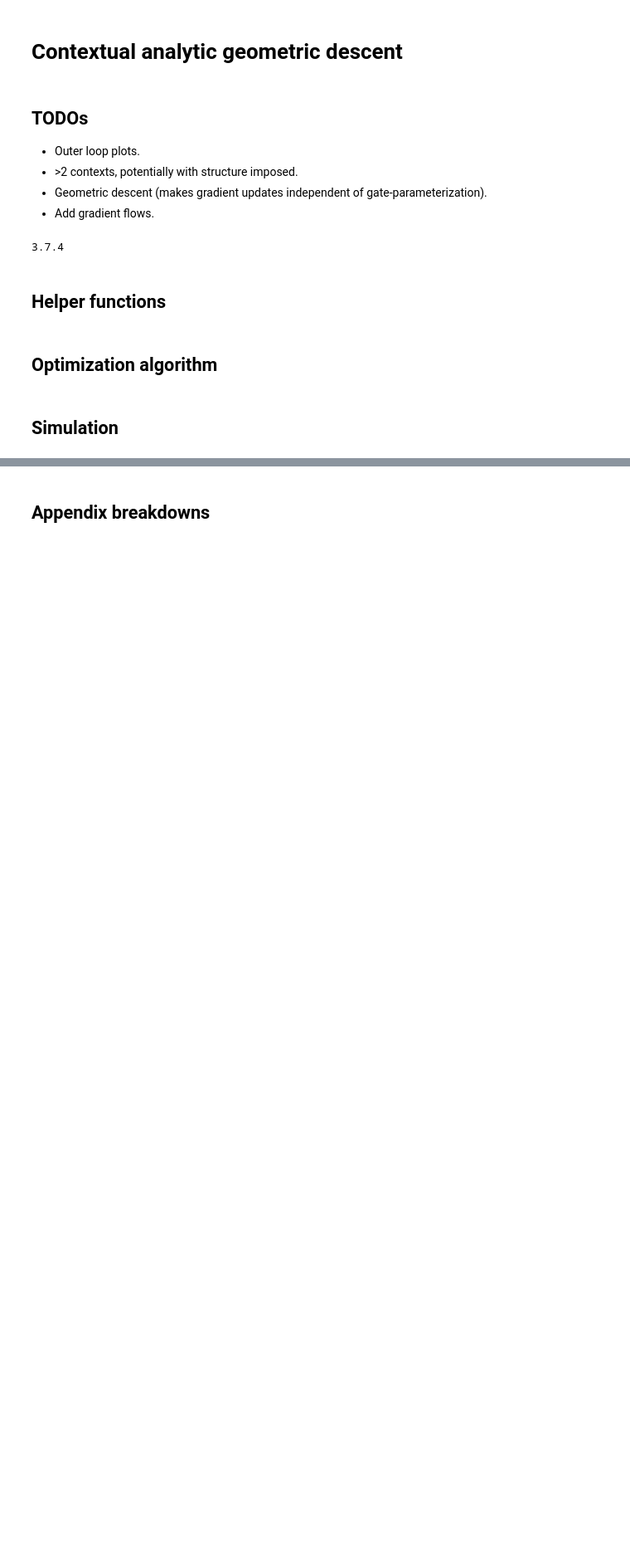
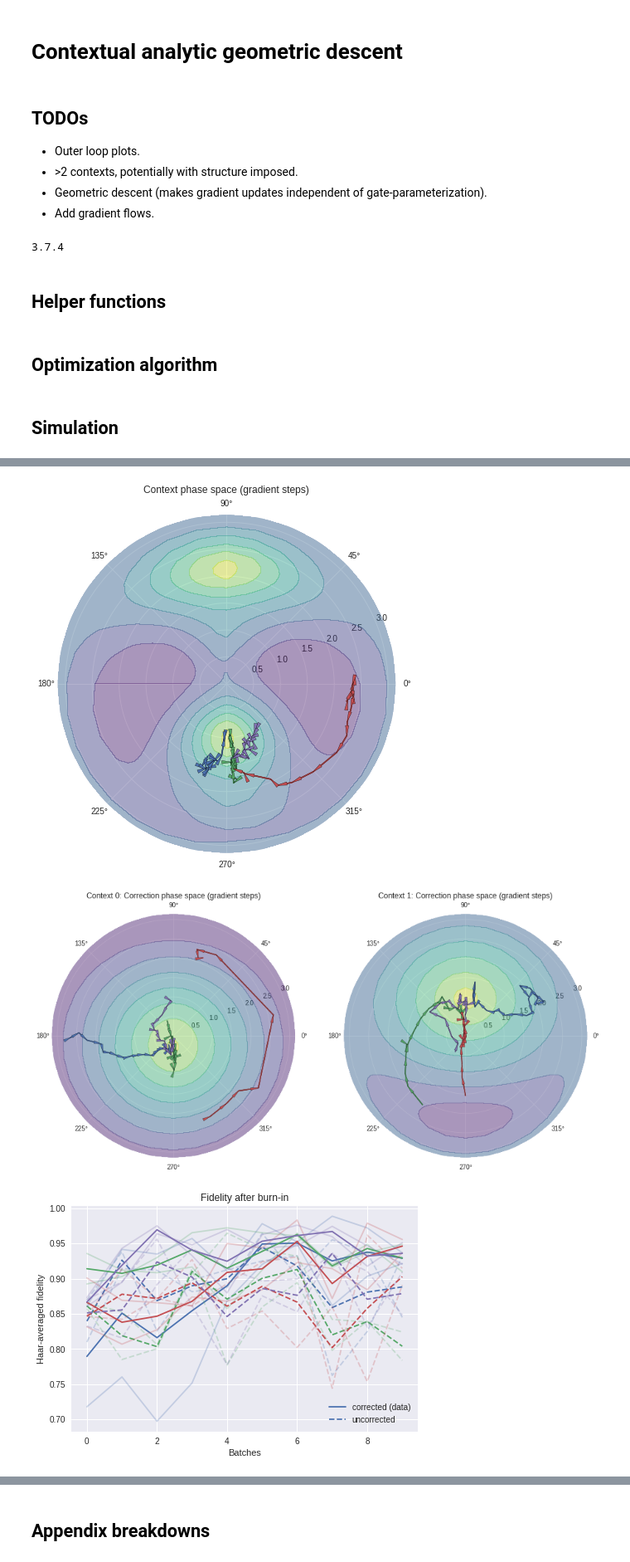
Before and after one commit to farice/SpectatorQubits, a Jupyter notebook: MAB-continuous-analytic-arbitrary-axis.ipynb, the cells around one changed output, grey strips where cells are left out. Shown at 83% size. Saved outputs shown, nothing was run; the diff lists cells and outputs as text; code cells hidden in the pictures; blank space fills up the shorter version.

```diff
--- a/MAB-continuous-analytic-arbitrary-axis.ipynb
+++ b/MAB-continuous-analytic-arbitrary-axis.ipynb
@@ -274,13 +274,13 @@ def error_samples_generator(mu, sigma, m):
 
 
 # Total number of simultaneous measurements (time-steps) per epoch.
-M = 25
+M = 8
 # Number of measurements (time-steps) per algorithm iteration.
 # For simplicity in presentation, it is recommended to match this to M.
 BATCH_SIZE = M
 
 # Number of epochs to run simulation.
-NUM_EPOCHS = 100
+NUM_EPOCHS = 20
 # Total number of algorithm iterations until simulation completion.
 # (M // BATCH_SIZE) is the number of batches per epoch.
 MAX_FRAMES = NUM_EPOCHS * M // BATCH_SIZE
@@ -301,19 +301,19 @@ SIGMA_3 = np.pi / 128
 ERROR_SAMPLES = error_samples_generator([MU_1, MU_2, MU_3], [SIGMA_1, SIGMA_2, SIGMA_3], M)
 
 # Gradient step sizes.
-CONTEXT_ETA = np.pi / 8
-CORRECTION_ETA = np.pi / 8
+CONTEXT_ETA = np.pi / 16
+CORRECTION_ETA = np.pi / 16
 
 # Initialization of U3 Gates.
 CONTEXT_THETA_INIT = [0, 0, np.pi/4]
 CORRECTION_THETA_INIT = [[0, 0, 0], [0, 0, 0]]
 
 # Length of bit-string used to condition error distribution.
-NUM_CONTEXT_SPECTATORS = 5
+NUM_CONTEXT_SPECTATORS = 60
 # Number of qubits available for measuring feedback w.r.t a desired objective.
 # Use a multiple of 12 for simplicity of analytic gradient computation.
 # Mod 12 requirement not actually necessary in practical setting.
-NUM_REWARD_SPECTATORS = 36
+NUM_REWARD_SPECTATORS = 60
 
 CONTEXT_SENSITIVITY = 1.0
 REWARD_SENSITIVITY = 1.0
@@ -684,0 +677,35 @@ print("Total runtime: ", timer()-start)
+# %%
+# Get contour over entire distribution. May need to subset for non-stationary case.
+context_contour = get_contour(error_samples_generator_partial(), context_loss)
+optimal_phi, optimal_theta = context_contour['max_phi'], context_contour['max_theta']
+
+
+# Allows plotting of conditioned correction contours according to the true
+# optimal conditioning. Previously, we conditioned based upon the current
+# estimator for conditioning.
+def condition_error_samples(error_samples, optimal_phi, optimal_theta):
+    polling_group = []
+    prepared_basis = [snot() * basis(2, 0), snot() * sigmax() * basis(2, 0)]
+    for e in error_samples:
+        u = get_error_unitary(e, sensitivity=1.0)
+        s = u * prepared_basis[0]
+        meas = np.cos(optimal_theta / 2) * prepared_basis[0] + np.exp(
+                1j * optimal_phi) * np.sin(optimal_theta / 2) * prepared_basis[1]
+        meas = meas.unit()
+        obj = np.real(meas.overlap(s) * s.overlap(meas))
+        polling_group.append(obj > 0.5)
+    return polling_group
+
+
+error_samples = np.array(error_samples_generator_partial())
+cond = np.array(condition_error_samples(error_samples, optimal_phi, optimal_theta))
+correction_contour = {}
+correction_contour[0] = get_contour(error_samples[
+    cond], correction_loss)
+correction_contour[1] = get_contour(error_samples[
+    ~cond], correction_loss)
+plot_layered(parallel_sims, context_contour, correction_contour, burnin_length=10)
+# %% [output]
+[figure, added]
+[figure, added]
+[figure, added]
```
Also changed, not shown: parts of 6 cells of this notebook, 3 other files.
